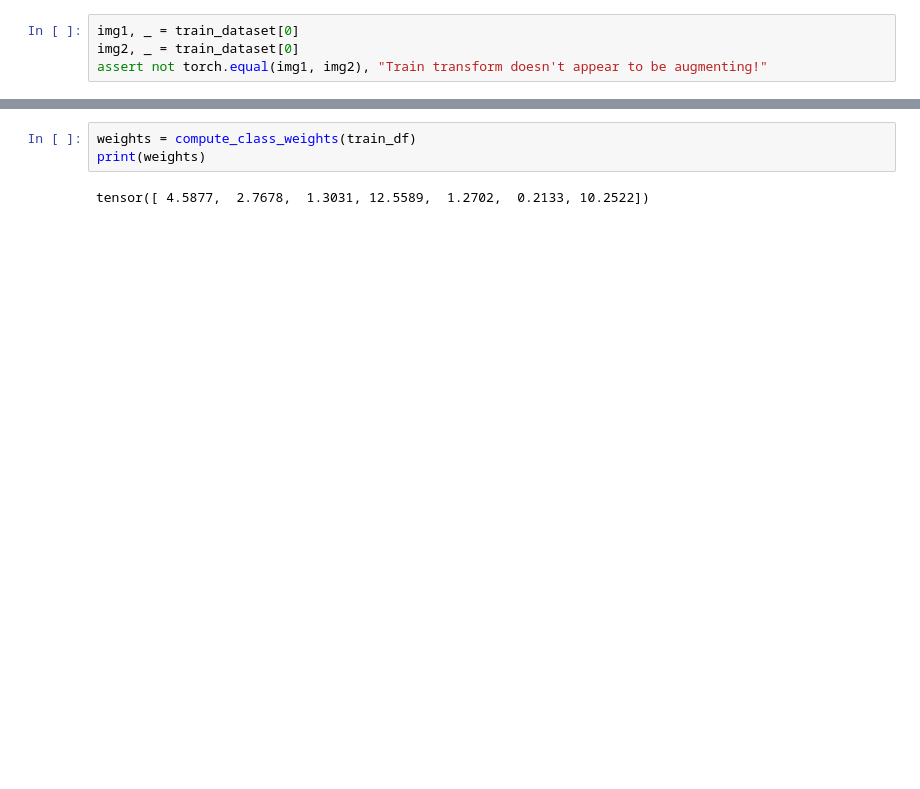
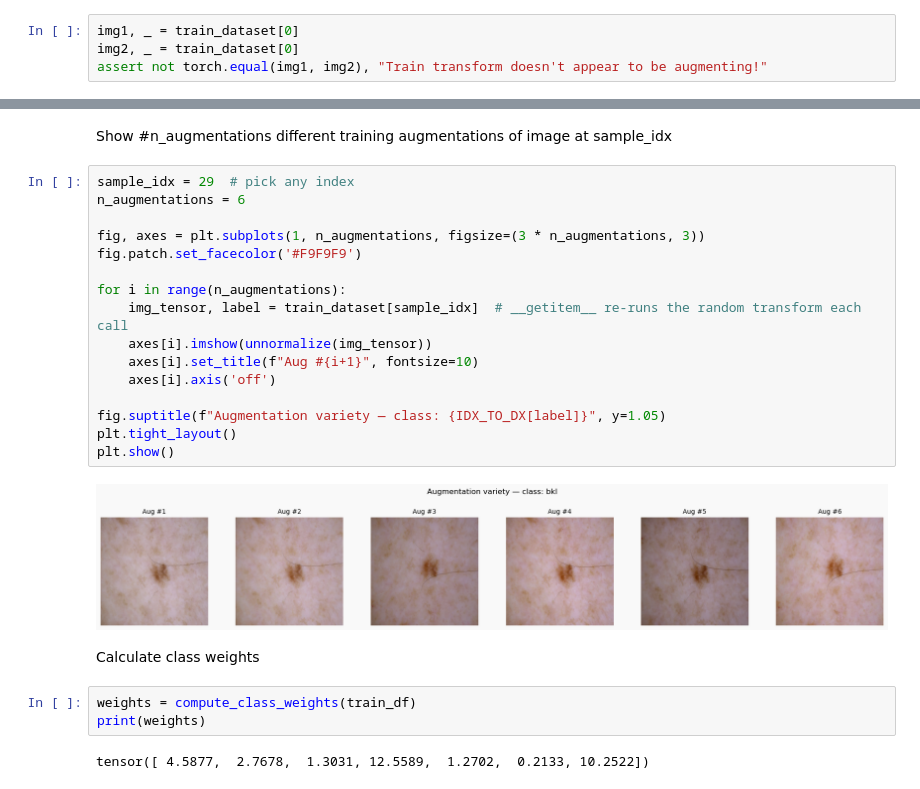
Before and after one commit to scottbwinner/DL-skin-cancer, a Jupyter notebook: notebooks/preprocessing.ipynb, the cells around one changed output, grey strips where cells are left out. Cells and saved outputs as stored; diff of their text form; blank space fills up the shorter version.

```diff
--- a/notebooks/preprocessing.ipynb
+++ b/notebooks/preprocessing.ipynb
@@ -66,3 +89,25 @@ assert not torch.equal(img1, img2), "Train transform doesn't appear to be augmen
+# %% [markdown]
+Show #n_augmentations different training augmentations of image at sample_idx
+# %%
+sample_idx = 29  # pick any index
+n_augmentations = 6
+
+fig, axes = plt.subplots(1, n_augmentations, figsize=(3 * n_augmentations, 3))
+fig.patch.set_facecolor('#F9F9F9')
+
+for i in range(n_augmentations):
+    img_tensor, label = train_dataset[sample_idx]  # __getitem__ re-runs the random transform each call
+    axes[i].imshow(unnormalize(img_tensor))
+    axes[i].set_title(f"Aug #{i+1}", fontsize=10)
+    axes[i].axis('off')
+
+fig.suptitle(f"Augmentation variety — class: {IDX_TO_DX[label]}", y=1.05)
+plt.tight_layout()
+plt.show()
+# %% [output]
+[figure, added]
+# %% [markdown]
+Calculate class weights
 # %%
 weights = compute_class_weights(train_df)
 print(weights)
```
Also changed, not shown: parts of 12 cells of this notebook, 1 other file.
